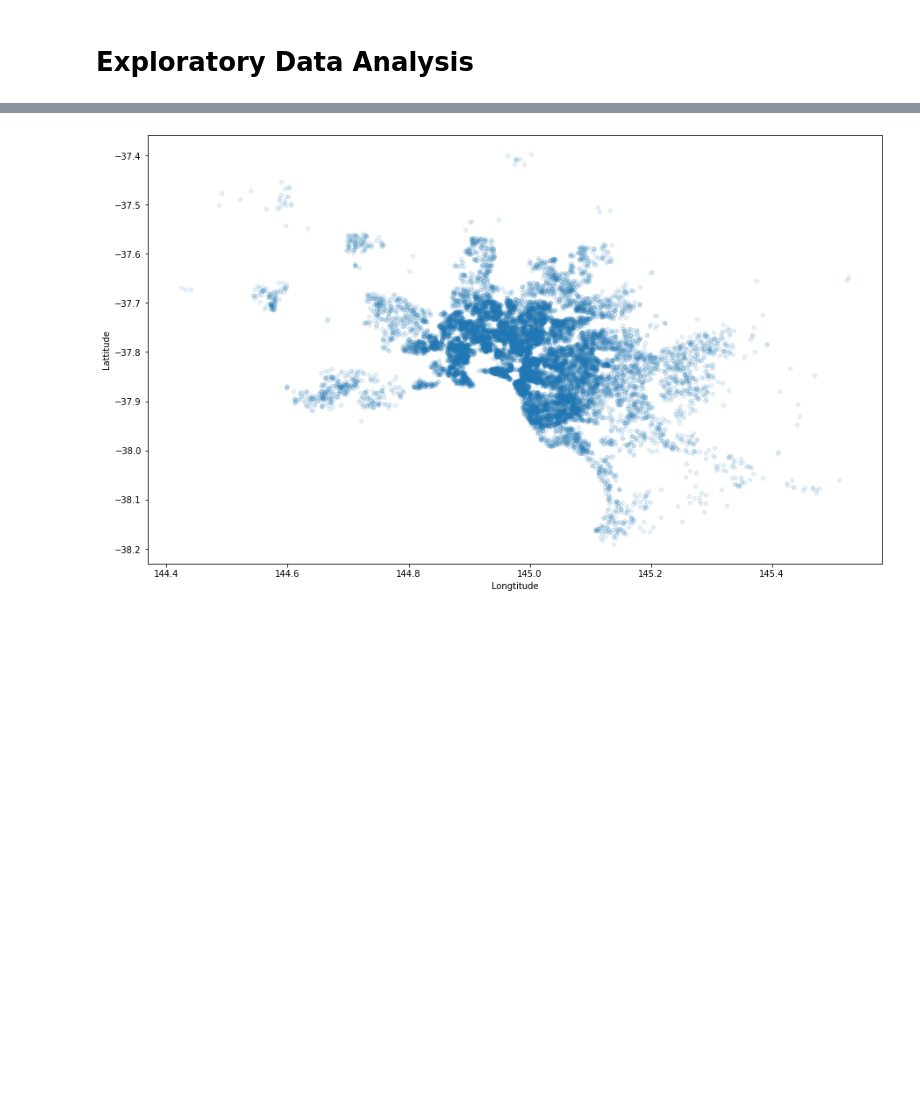
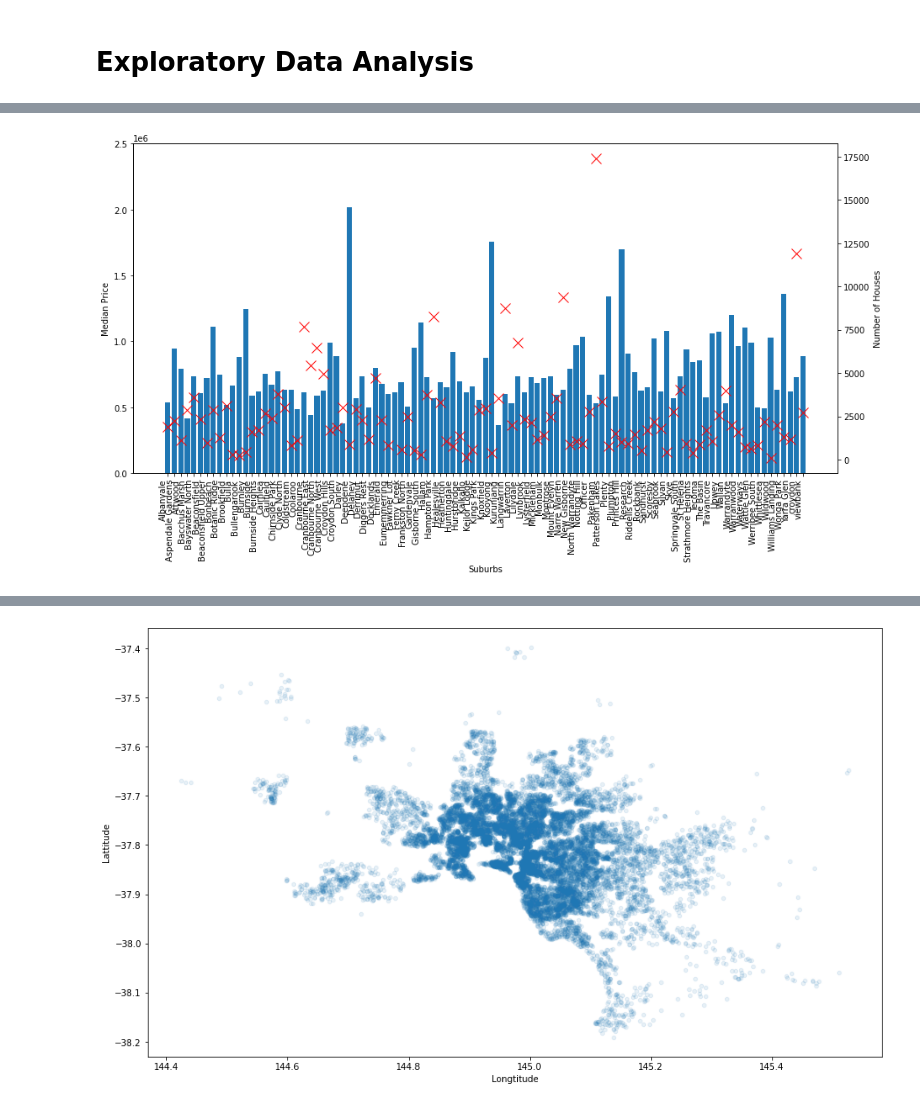
Before and after one commit to knedliky/melbourne-housing, a Jupyter notebook: eda.ipynb, the cells around one changed output, grey strips where cells are left out. Cells and saved outputs as stored; diff of their text form; code cells hidden in the pictures; blank space fills up the shorter version.

```diff
--- a/eda.ipynb
+++ b/eda.ipynb
@@ -80,0 +133,4 @@ housing = train.copy()
+# %%
+bottom_suburbs = list(housing['Suburb'].value_counts().sort_values(ascending=True)[0:99].index)
+bottom_suburbs_mean = housing[housing['Suburb'].isin(bottom_suburbs)].groupby('Suburb').mean().round(2)
+bottom_suburbs_mean
@@ -80,0 +152,16 @@ housing = train.copy()
+# %%
+fig, ax1 = plt.subplots()
+
+ax2 = ax1.twinx()
+ax1.bar(bottom_suburbs_mean.index, bottom_suburbs_mean['Price'])
+ax2.plot(bottom_suburbs_mean.index, bottom_suburbs_mean['Propertycount'], 'rx', markersize=12)
+
+ax1.set_ylim(0,2500000)
+ax1.set_xlabel('Suburbs')
+ax1.set_ylabel('Median Price')
+ax2.set_ylabel('Number of Houses')
+fig.autofmt_xdate(rotation=90)
+
+plt.show()
+# %% [output]
+[figure, added]
```
Also changed, not shown: parts of 64 cells of this notebook, 4 other files.
